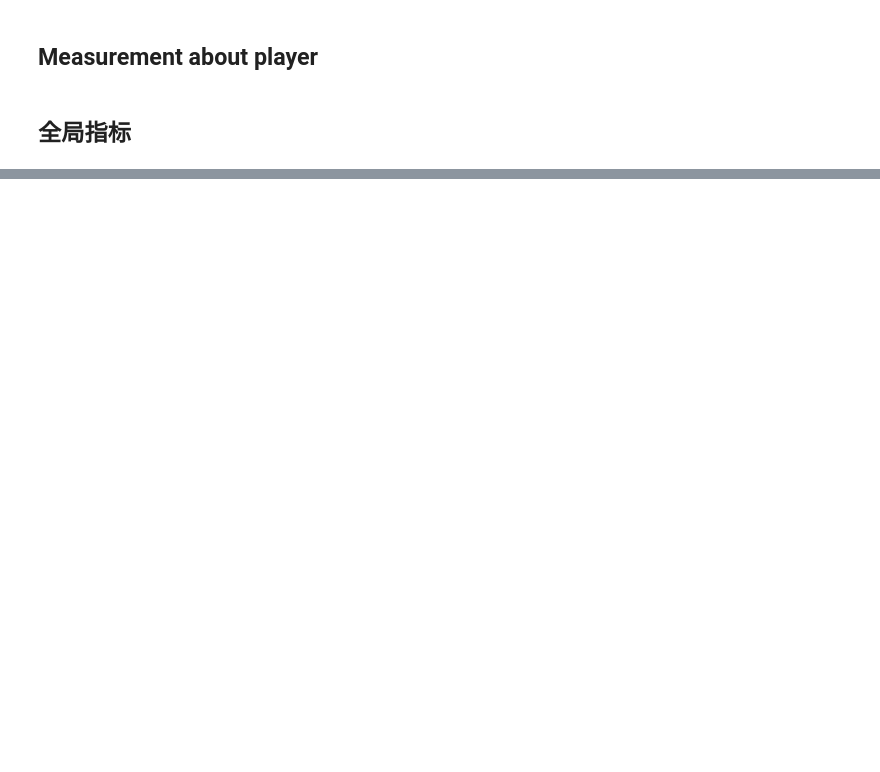
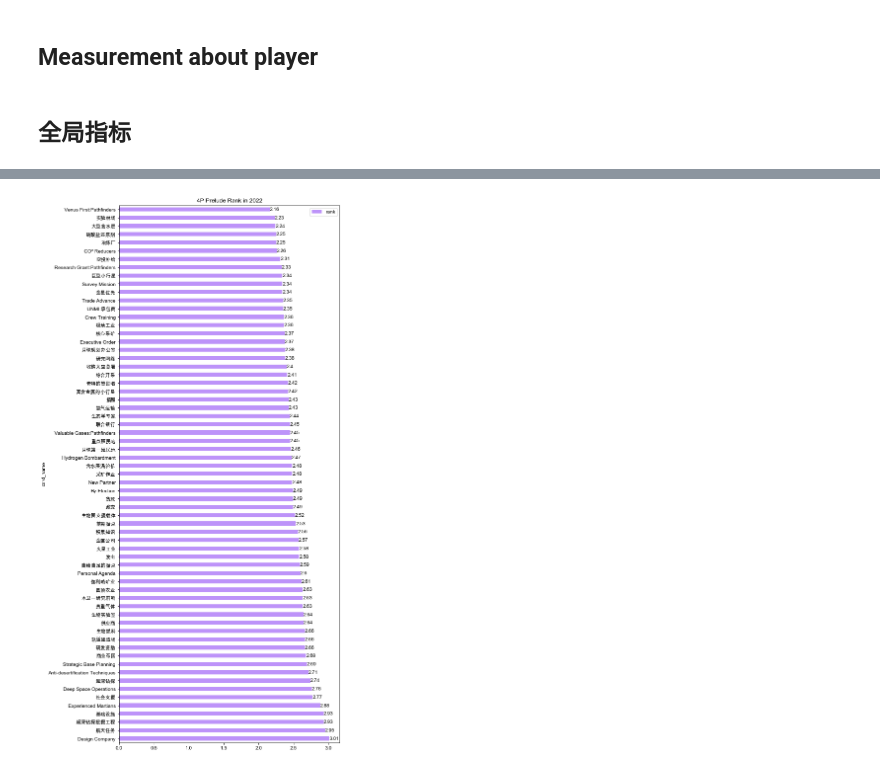
Before and after one commit to Ender-Wiggin2019/tfm-summary, a Jupyter notebook: generate_data_2022.ipynb, the cells around one changed output, grey strips where cells are left out. Drawn from its saved outputs; the diff is of its cells as text; code cells hidden in the pictures; blank space fills up the shorter version.

Commit message:
update 2022 data

```diff
--- a/generate_data_2022.ipynb
+++ b/generate_data_2022.ipynb
@@ -19,0 +34,11 @@ ana = sqlite3.connect('./game_analysis.db')
+# %%
+def translate(df: pd.DataFrame, key: str) -> pd.DataFrame:
+    """
+    Translate English to Chinese
+    """
+    # df = df.merge( )
+    col = df.columns
+    df = df.merge(pd.read_sql_query('select * from dim_trans', con=ana), left_on=key, right_on='en', how='left')
+    df.loc[~pd.isna(df['cn']),key] = df['cn']
+    df = df.loc[:, col]
+    return df
@@ -241,0 +362,36 @@ df
+# %%
+# 前序
+sql = """
+select a.*
+from (select card_name,
+             players,
+             round(avg(rank), 2) as rank,
+             avg(playerScore)    as score,
+             avg(generations)    as generations,
+             count(corporation)  as total_games
+      from dwd_cards
+      where createtime between '2021-08-26' and '2022-12-30'
+        and players = 4
+        and corporation2 <> ''
+      group by card_name, players
+      having players in (4)
+         and total_games > 10
+-- and (card_name like '%Border Che%' or card_name like '%Fencing%' or card_name like '%Antigravity Experiment%' or card_name like '%Hay Maker%' or card_name like '%Venus Uni%'
+--     or card_name like '%Fleet Re%' or card_name like '%Smuggling%')
+      order by players, rank, total_games desc) as a
+         inner join dim_prelude as b on a.card_name = b.card_name
+order by rank
+;
+"""
+df = pd.read_sql_query(sql, con = ana)
+df = translate(df, 'card_name')
+df.set_index('card_name', inplace = True)
+# plt.rcParams['font.sans-serif'] = ['SimHei']
+ax = df.plot(y = ['rank'], kind = 'barh', color = '#bd93f9', figsize = (8, 20), title = '4P Prelude Rank in 2022')
+ax.invert_yaxis()
+# ax.set_xticklabels(df.index)
+for container in ax.containers:
+    ax.bar_label(container)
+L = ax.legend()
+# %% [output]
+[figure, added]
```
Also changed, not shown: parts of 12 cells of this notebook, 40 other files.
